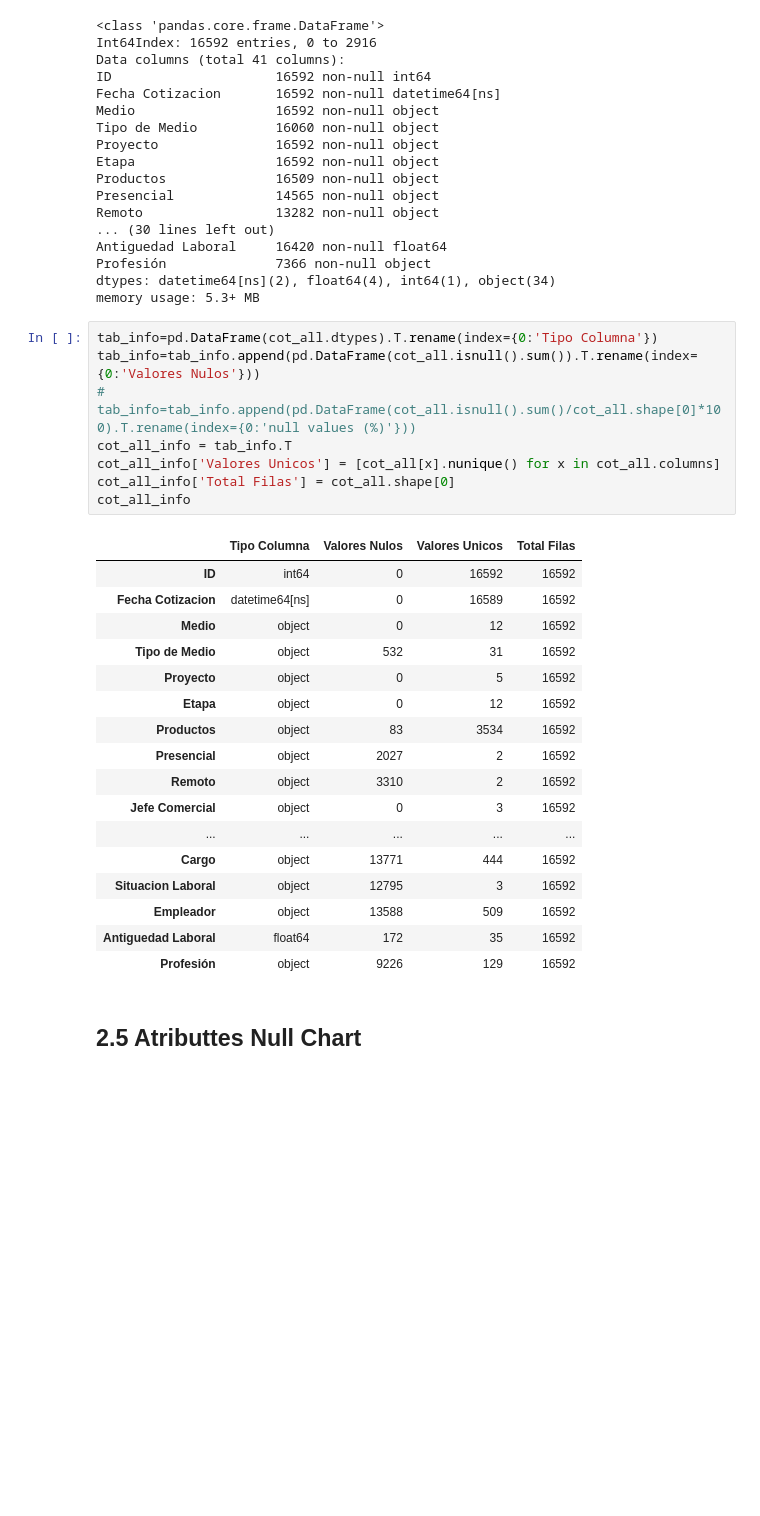
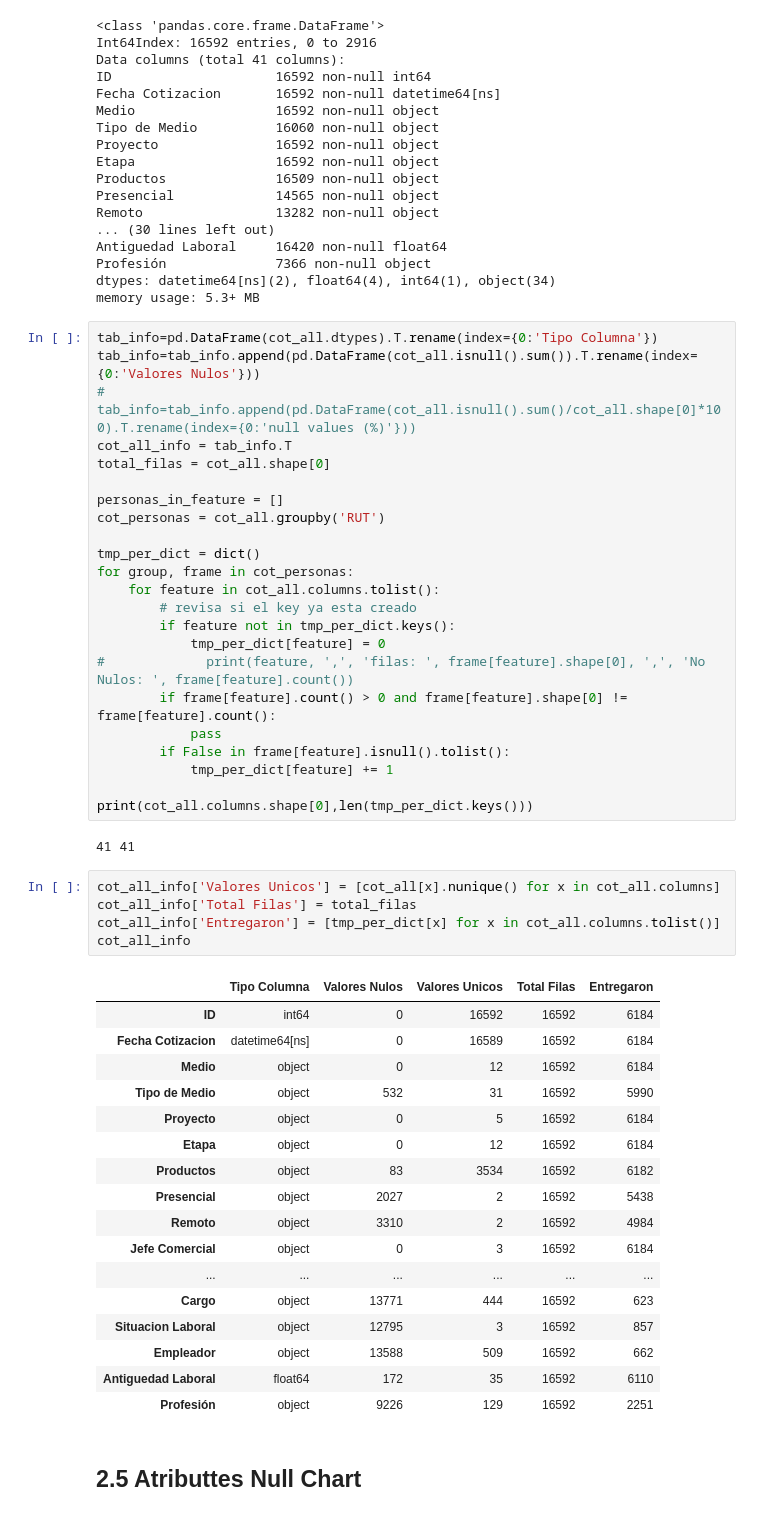
Before and after one commit to jcardenaslie/mem_aitue, a Jupyter notebook: Main Project/1 - Data Understanding/1 - Collect Initial Data.ipynb, the cells around one changed output. Drawn from its saved outputs; the diff is of its cells as text; blank space fills up the shorter version.

```diff
--- a/Main Project/1 - Data Understanding/1 - Collect Initial Data.ipynb
+++ b/Main Project/1 - Data Understanding/1 - Collect Initial Data.ipynb
@@ -189,27 +189,49 @@ tab_info=pd.DataFrame(cot_all.dtypes).T.rename(index={0:'Tipo Columna'})
 tab_info=tab_info.append(pd.DataFrame(cot_all.isnull().sum()).T.rename(index={0:'Valores Nulos'}))
 # tab_info=tab_info.append(pd.DataFrame(cot_all.isnull().sum()/cot_all.shape[0]*100).T.rename(index={0:'null values (%)'}))
 cot_all_info = tab_info.T
-cot_all_info['Valores Unicos'] = [cot_all[x].nunique() for x in cot_all.columns]
-cot_all_info['Total Filas'] = cot_all.shape[0]
-cot_all_info
+total_filas = cot_all.shape[0]
+
+personas_in_feature = []
+cot_personas = cot_all.groupby('RUT')
+
+tmp_per_dict = dict()
+for group, frame in cot_personas:
+    for feature in cot_all.columns.tolist():
+        # revisa si el key ya esta creado
+        if feature not in tmp_per_dict.keys():
+            tmp_per_dict[feature] = 0
+#             print(feature, ',', 'filas: ', frame[feature].shape[0], ',', 'No Nulos: ', frame[feature].count())
+        if frame[feature].count() > 0 and frame[feature].shape[0] != frame[feature].count():
+            pass
+        if False in frame[feature].isnull().tolist():
+            tmp_per_dict[feature] += 1
+
+print(cot_all.columns.shape[0],len(tmp_per_dict.keys()))
 # %% [output]
-|  | Tipo Columna | Valores Nulos | Valores Unicos | Total Filas |
-| ID | int64 | 0 | 16592 | 16592 |
-| Fecha Cotizacion | datetime64[ns] | 0 | 16589 | 16592 |
-| Medio | object | 0 | 12 | 16592 |
-| Tipo de Medio | object | 532 | 31 | 16592 |
-| Proyecto | object | 0 | 5 | 16592 |
-| Etapa | object | 0 | 12 | 16592 |
-| Productos | object | 83 | 3534 | 16592 |
-| Presencial | object | 2027 | 2 | 16592 |
-| Remoto | object | 3310 | 2 | 16592 |
-| Jefe Comercial | object | 0 | 3 | 16592 |
-| ... | ... | ... | ... | ... |
-| Cargo | object | 13771 | 444 | 16592 |
-| Situacion Laboral | object | 12795 | 3 | 16592 |
-| Empleador | object | 13588 | 509 | 16592 |
-| Antiguedad Laboral | float64 | 172 | 35 | 16592 |
-| Profesión | object | 9226 | 129 | 16592 |
+41 41
+# %%
+cot_all_info['Valores Unicos'] = [cot_all[x].nunique() for x in cot_all.columns]
+cot_all_info['Total Filas'] = total_filas
+cot_all_info['Entregaron'] = [tmp_per_dict[x] for x in cot_all.columns.tolist()]
+cot_all_info
+# %% [output]
+|  | Tipo Columna | Valores Nulos | Valores Unicos | Total Filas | Entregaron |
+| ID | int64 | 0 | 16592 | 16592 | 6184 |
+| Fecha Cotizacion | datetime64[ns] | 0 | 16589 | 16592 | 6184 |
+| Medio | object | 0 | 12 | 16592 | 6184 |
+| Tipo de Medio | object | 532 | 31 | 16592 | 5990 |
+| Proyecto | object | 0 | 5 | 16592 | 6184 |
+| Etapa | object | 0 | 12 | 16592 | 6184 |
+| Productos | object | 83 | 3534 | 16592 | 6182 |
+| Presencial | object | 2027 | 2 | 16592 | 5438 |
+| Remoto | object | 3310 | 2 | 16592 | 4984 |
+| Jefe Comercial | object | 0 | 3 | 16592 | 6184 |
+| ... | ... | ... | ... | ... | ... |
+| Cargo | object | 13771 | 444 | 16592 | 623 |
+| Situacion Laboral | object | 12795 | 3 | 16592 | 857 |
+| Empleador | object | 13588 | 509 | 16592 | 662 |
+| Antiguedad Laboral | float64 | 172 | 35 | 16592 | 6110 |
+| Profesión | object | 9226 | 129 | 16592 | 2251 |
 # %% [markdown]
 ## 2.5 Atributtes Null Chart
 # %%
```
Also changed, not shown: parts of 8 cells of this notebook, 9 other files.
